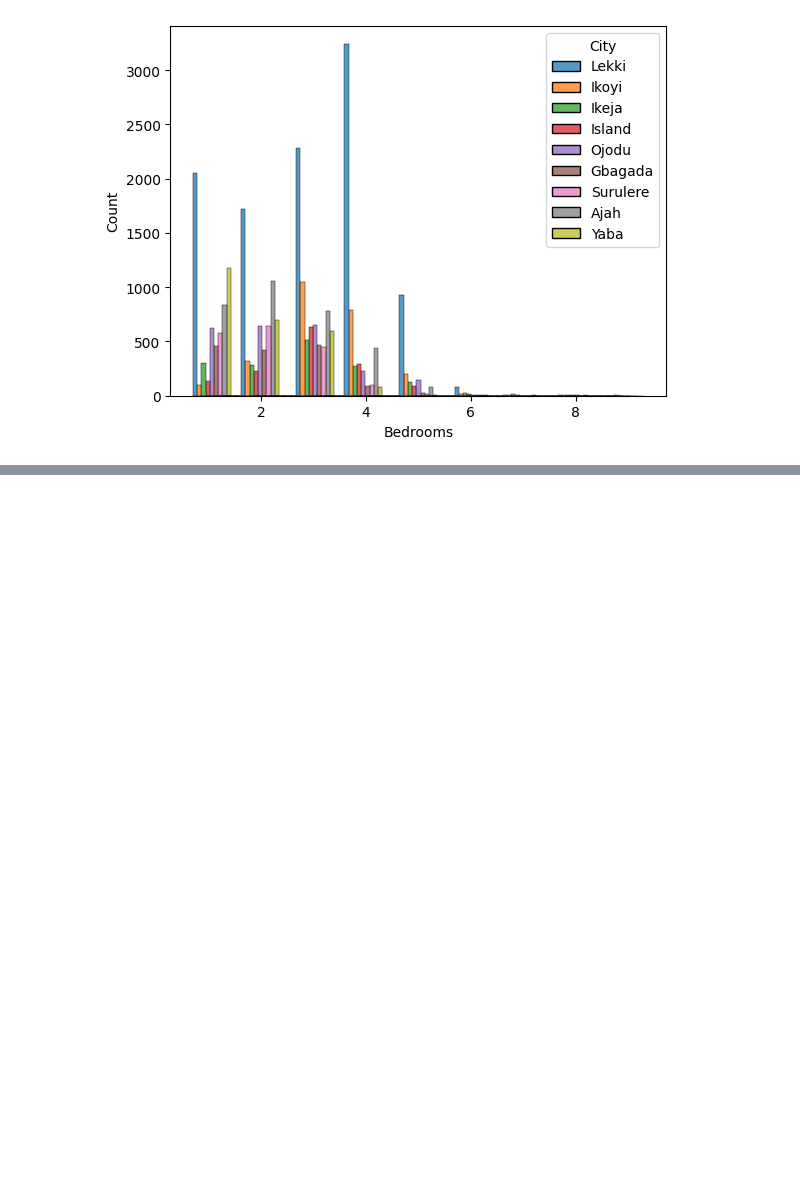
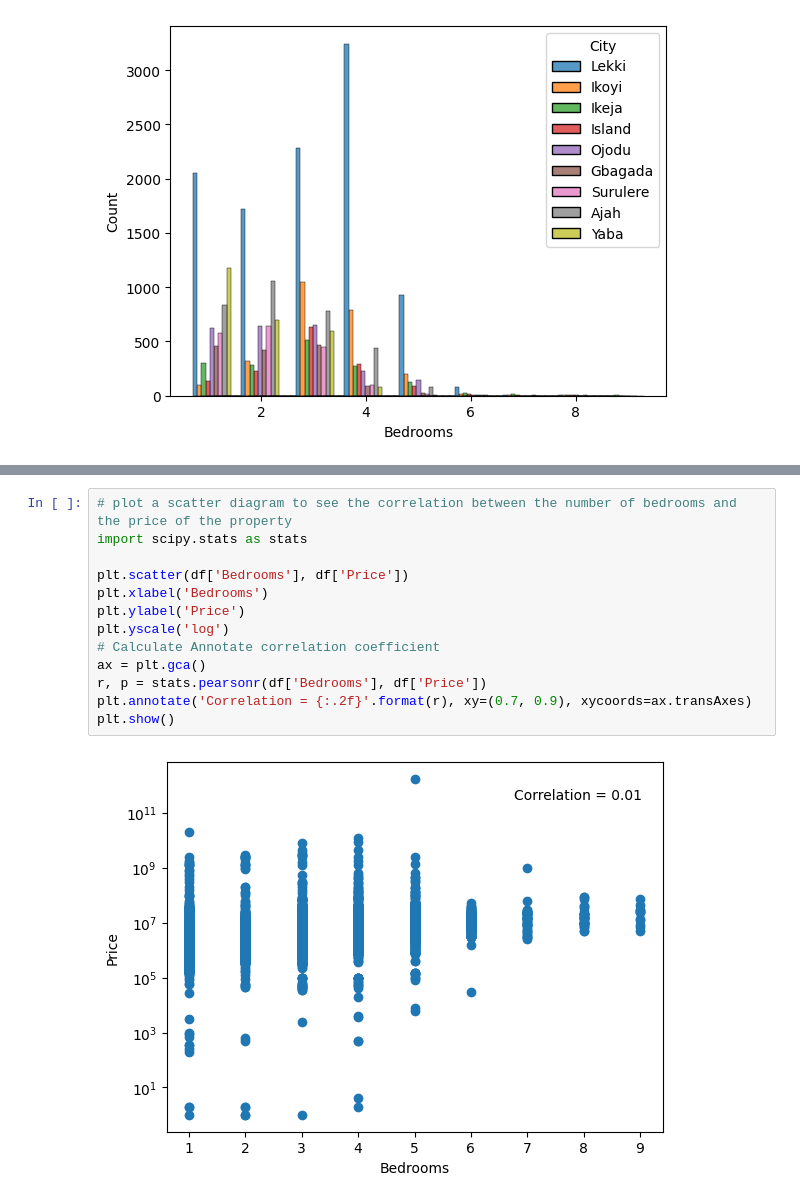
Before and after one commit to goodnessezichioum/LagosRentalAnalysis, a Jupyter notebook: rent_analysis.ipynb, the cells around one changed output, grey strips where cells are left out. Drawn from its saved outputs; the diff is of its cells as text; blank space fills up the shorter version.

```diff
--- a/rent_analysis.ipynb
+++ b/rent_analysis.ipynb
@@ -139,0 +157,15 @@ sns.histplot(data=df, x='Bedrooms', hue='City', multiple='dodge', shrink=5.5)
+# %%
+# plot a scatter diagram to see the correlation between the number of bedrooms and the price of the property
+import scipy.stats as stats
+
+plt.scatter(df['Bedrooms'], df['Price'])
+plt.xlabel('Bedrooms')
+plt.ylabel('Price')
+plt.yscale('log')
+# Calculate Annotate correlation coefficient
+ax = plt.gca()
+r, p = stats.pearsonr(df['Bedrooms'], df['Price'])
+plt.annotate('Correlation = {:.2f}'.format(r), xy=(0.7, 0.9), xycoords=ax.transAxes)
+plt.show()
+# %% [output]
+[figure, added]
```
Also changed, not shown: parts of 2 cells of this notebook.
